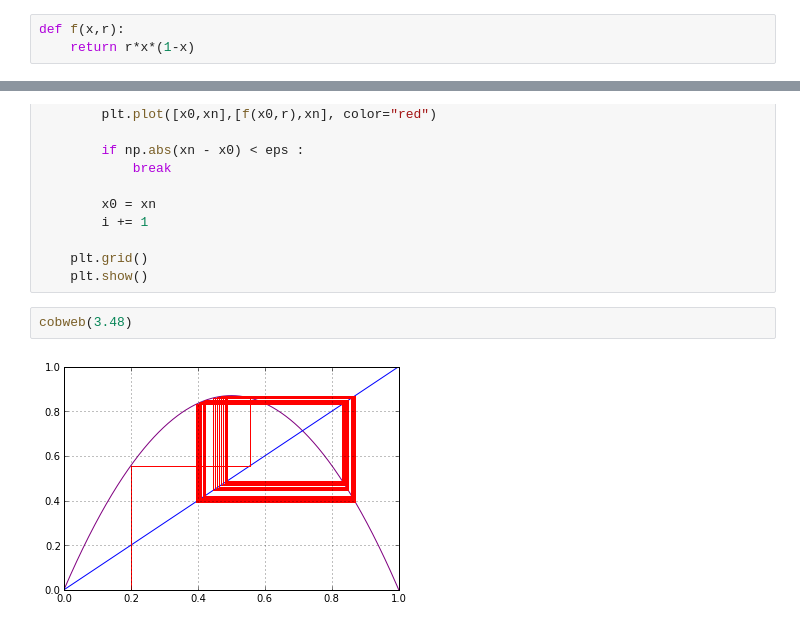
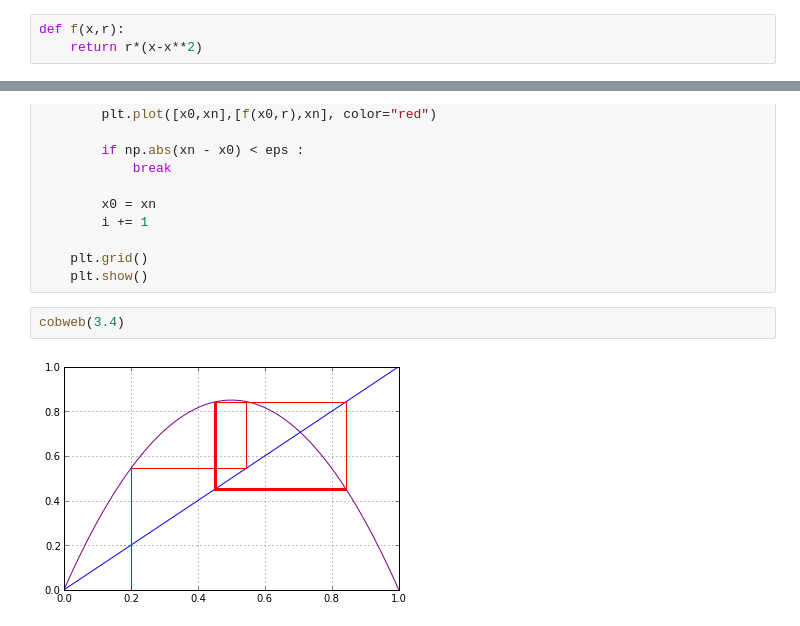
Before and after one commit to aeperea/proyecto, a Jupyter notebook: mapeo logistico.ipynb, the cells around one changed output, grey strips where cells are left out. Cells and saved outputs as stored; diff of their text form.

```diff
--- a/mapeo logistico.ipynb
+++ b/mapeo logistico.ipynb
@@ -7,4 +8,4 @@ from intervalo import *
 from matplotlib import pyplot as plt
 # %%
 def f(x,r):
-    return r*x*(1-x)
+    return r*(x-x**2)
@@ -101,6 +109,6 @@ def cobweb(r, x0=0.2, steps=1000, eps=1e-7):
     plt.grid()
     plt.show()
 # %%
-cobweb(3.48)
+cobweb(3.4)
 # %% [output]
-[figure, old version]
+[figure, new version]
```
Also changed, not shown: parts of 15 cells of this notebook, 2 other files.
